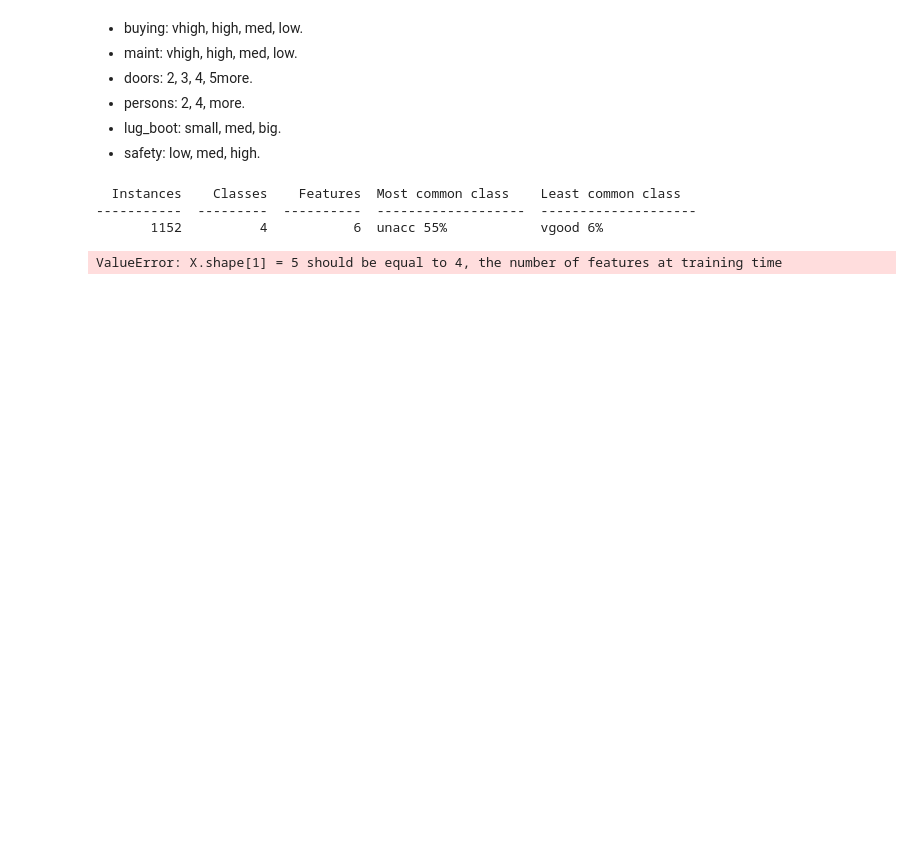
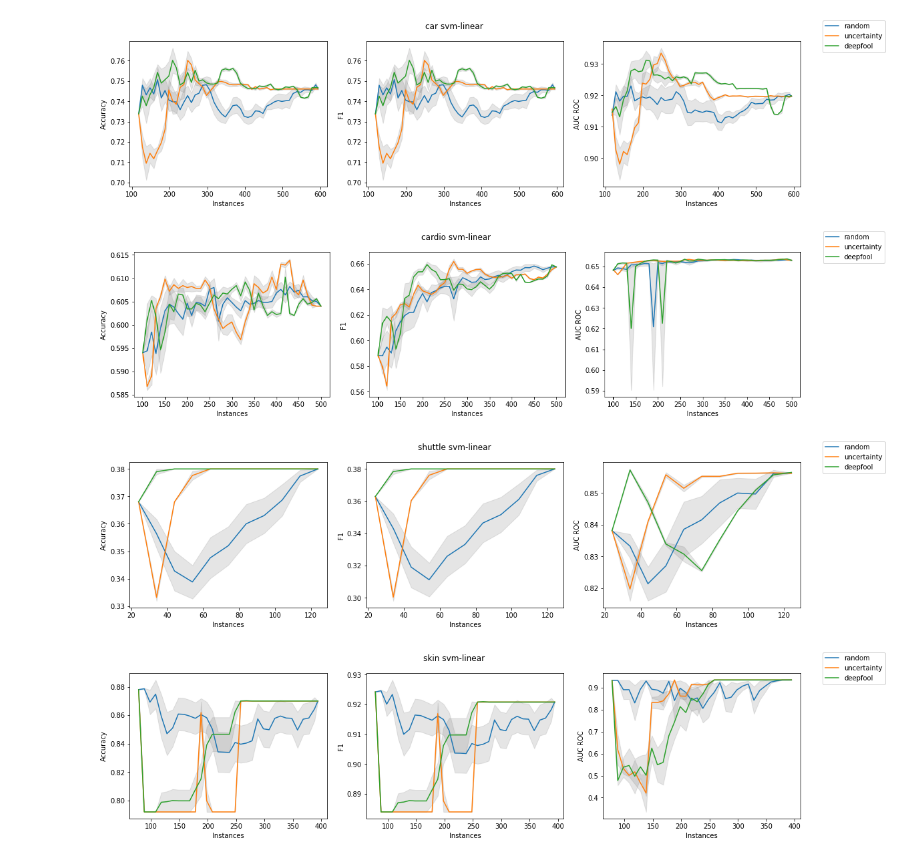
Before and after one commit to zacps/al-stopping-conditions, a Jupyter notebook: biased_train.ipynb, the cells around one changed output. Saved outputs shown, nothing was run; the diff lists cells and outputs as text; code cells hidden in the pictures; blank space fills up the shorter version.

```diff
--- a/biased_train.ipynb
+++ b/biased_train.ipynb
@@ -53,9 +52,10 @@ matrix = {
     # Dataset fetchers should cache if possible
     # Lambda wrapper required for function to be pickleable (sent to other threads via joblib)
     "datasets": [
-        #("car6", lambda: lru_cache()(car6)()),
-        #("abalone", lambda: lru_cache()(abalone)()),
-        ("banknote", lambda: lru_cache()(banknote)()),
+        ("car", lambda: lru_cache()(car)()),
+        ("cardio", lambda: lru_cache()(cardio)(1000)),
+        ("shuttle", lambda: lru_cache()(shuttle)(1000)),
+        ("skin", lambda: lru_cache()(skin)(1000)),
     ],
     "dataset_mutators": {
         #"none": (lambda *x, **kwargs: x),
@@ -85,18 +79,13 @@ dataset_summary(*car())
-# %% [markdown]
-* buying: vhigh, high, med, low.
-* maint: vhigh, high, med, low.
-* doors: 2, 3, 4, 5more.
-* persons: 2, 4, more.
-* lug_boot: small, med, big.
-* safety: low, med, high.
-# %%
-dataset_summary(*bias_car(*car()))
-# %% [output]
-  Instances    Classes    Features  Most common class    Least common class
------------  ---------  ----------  -------------------  --------------------
-       1152          4           6  unacc 55%            vgood 6%
-# %%
-#with printing_exc(fmt=Format(color_scheme=ColorSchemes.common)):
-librun.run(matrix)
-# %% [output]
-ValueError: X.shape[1] = 5 should be equal to 4, the number of features at training time
+# %%
+reload(librun)
+results = librun.run(matrix)
+# %%
+plots = [result[0] for result in results]
+classifiers = [result[1] for result in results]
+# %%
+librun.plot(plots)
+# %% [output]
+[figure, added]
+[figure, added]
+[figure, added]
+[figure, added]
```
Also changed, not shown: parts of 4 cells of this notebook, 17 other files.
